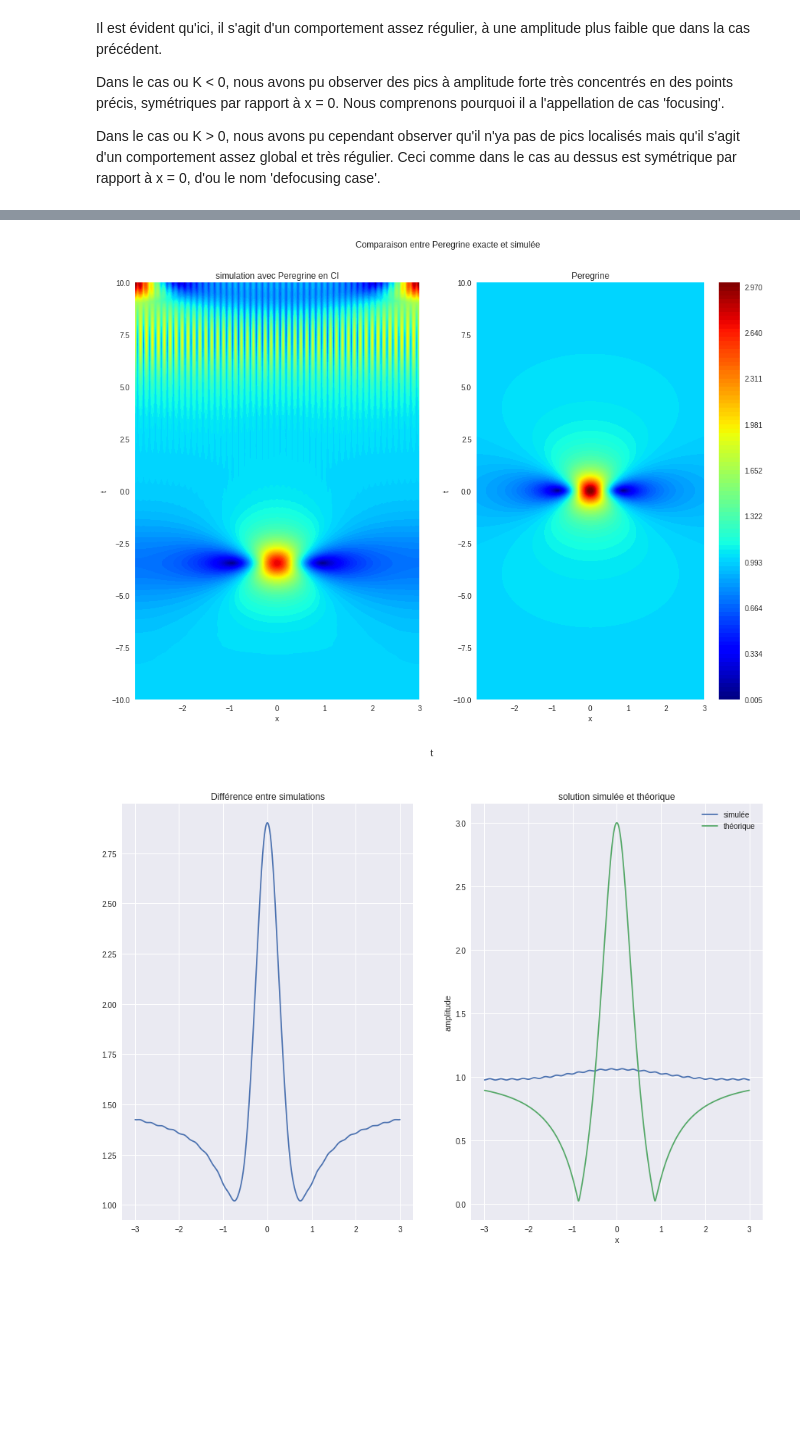
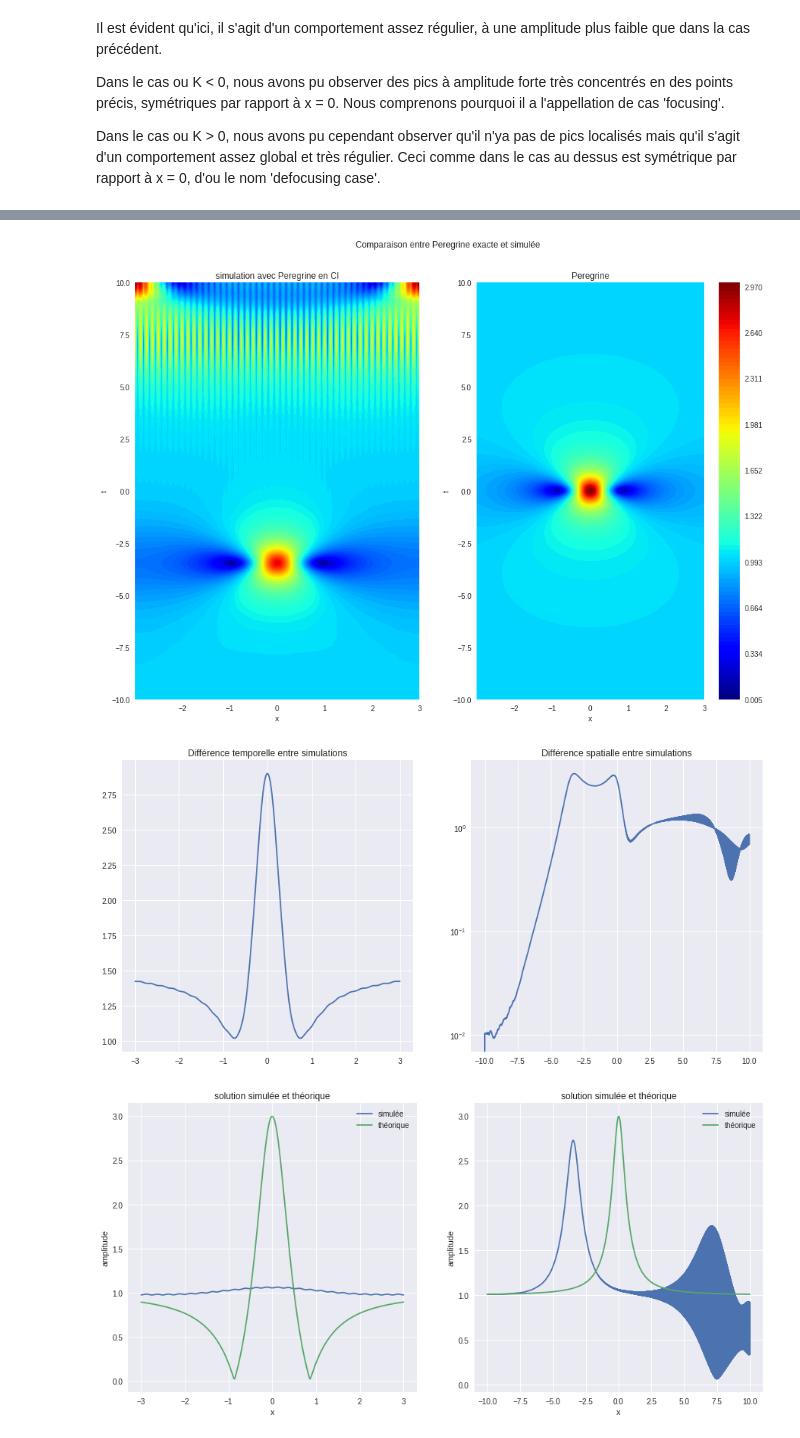
Before and after one commit to Darallia/Simulation_Numerique_en_Physique, a Jupyter notebook: Projet 2_ McCleery_de Almeida.ipynb, the cells around one changed output, grey strips where cells are left out. Drawn from its saved outputs; the diff is of its cells as text; code cells hidden in the pictures; blank space fills up the shorter version.

```diff
--- a/Projet 2_ McCleery_de Almeida.ipynb
+++ b/Projet 2_ McCleery_de Almeida.ipynb
@@ -118,5 +124,5 @@ Dans le cas ou K > 0, nous avons pu cependant observer qu'il n'ya pas de pics lo
 # %%
-def peregrine(K, L, T = 10, N = 1024, dt = 0.01):
+def peregrine(L, K = -1, T = 10, N = 1024, dt = 0.01):
     temps = np.arange(-T, T+dt, dt)
     x = np.linspace(-L/2 + L/N, L/2, N+1)
     m = np.linspace(-N/2, N/2, N+1)
@@ -149,20 +155,31 @@ def peregrine(K, L, T = 10, N = 1024, dt = 0.01):
     fig.colorbar(a2, ax=ax2)
     plt.show()
 
-    fig, (ax1, ax2) = plt.subplots(1, 2, figsize = (15, 10))
-    fig.suptitle("t")
+    fig, (ax1, ax2) = plt.subplots(1, 2, figsize = (15, 7))
 
     ax1.plot(x, np.abs(p2[:, int(T/dt)] - p[:, int(T/dt)]))
-    ax1.set_title("Différence entre simulations")
+    ax1.set_title("Différence temporelle entre simulations")
+    ax2.plot(temps, np.abs(p2[int(N/2) -1 , :] - p[int(N/2) -1, :]))
+    ax2.set_title("Différence spatialle entre simulations")
+    ax2.set_yscale('log')
 
-    ax2.plot(x, np.abs(p[:, int(T/dt)]), label = "simulée")
-    ax2.plot(x, np.abs(p2[:, int(T/dt)]), label = "théorique")
+    fig, (ax1, ax2) = plt.subplots(1, 2, figsize = (15, 7))
+
+    ax1.plot(x, np.abs(p[:, int(T/dt)]), label = "simulée")
+    ax1.plot(x, np.abs(p2[:, int(T/dt)]), label = "théorique")
+    ax1.set_title("solution simulée et théorique")
+    ax1.legend()
+    ax1.set(xlabel = "x", ylabel = "amplitude")
+
+    ax2.plot(temps, np.abs(p[int(N/2) , :]), label = "simulée")
+    ax2.plot(temps, np.abs(p2[int(N/2) , :]), label = "théorique")
     ax2.set_title("solution simulée et théorique")
     ax2.legend()
     ax2.set(xlabel = "x", ylabel = "amplitude")
 # %%
-peregrine(-1, 6)
+peregrine(6)
 # %% [output]
 [figure]
-[figure, old version]
+[figure, new version]
+[figure, added]
 # %%
```
Also changed, not shown: parts of 6 cells of this notebook.
